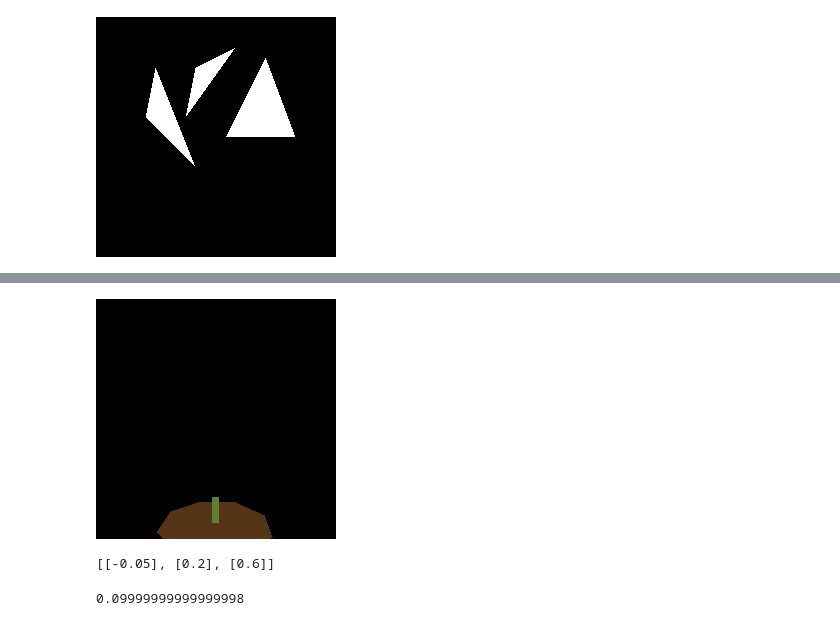
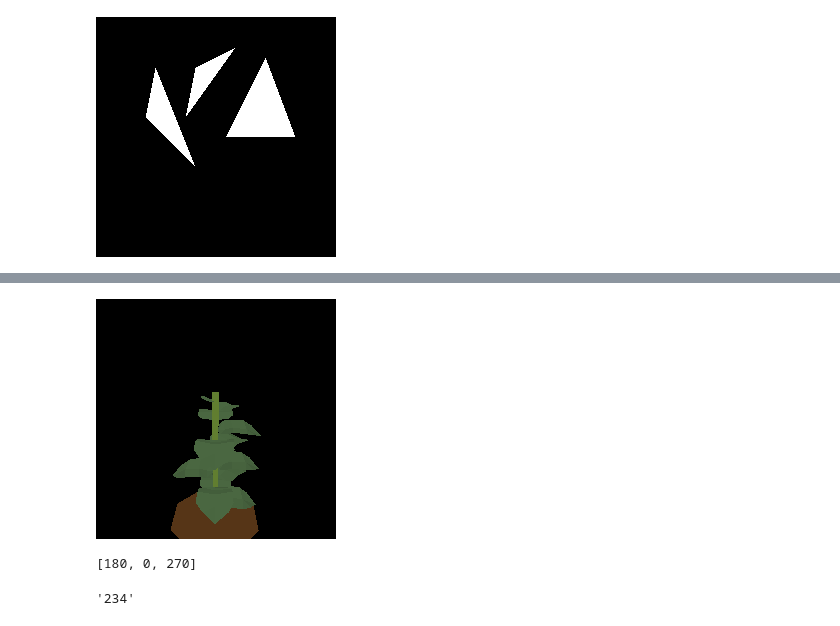
Before and after one commit to Rumidom/MicropythonRenderer, a Jupyter notebook: MicropythonRenderer.ipynb, the cells around one changed output, grey strips where cells are left out. Cells and saved outputs as stored; diff of their text form; code cells hidden in the pictures.

```diff
--- a/MicropythonRenderer.ipynb
+++ b/MicropythonRenderer.ipynb
@@ -366,27 +377,0 @@ for j in range(360):
-# %%
-j = 0
-i = 180
-base = loadObj('3d_models/base.obj')
-base.setColorPallet([(86,53,23)])
-base.pos = (0,0,0)
-
-trunk = loadObj('3d_models/trunk.obj')
-trunk.setColorPallet([(97,126,48)])
-
-leafTiny = loadObj('3d_models/leaf2_tiny.obj')
-leafTiny.setColorPallet([(74,103,65)])
-
-#plant = assembly_model()
-#plant.addModel(base)
-#plant.addModel(trunk)
-#plant.addModel(leaf)
-#plant.pos = (0,0,0)
-trunkPositions = [(-1,0,-3),(-1,0,-6),(1,9,-1),(0,-12,1),(0,-15,0)]
-# %%
-im = Image.new('RGB', im_size)
-plantModel = multipart_model()
-#plantModel.addModel(base)
-trunk.pos = (0,-0.15,0)
-plantModel.addModel(trunk)
-leafTiny.pos = (0,0,0)
-plantModel.addModel(leafTiny)
@@ -405,7 +383,7 @@ class plant():
         self.trunks = [[-0.15]]
         self.plant3DModel = None
         self.growCount = 0
-        self.maxgrowCount = 25
+        self.maxgrowCount = 30
         self.lastThreeLeafAngles = []
 
     def grow(self):
@@ -430,7 +408,7 @@ class plant():
                 rot = random.choice(angleChoices)
             self.lastThreeLeafAngles.append(rot)
             if len(self.lastThreeLeafAngles) > 2:
-                self.lastThreeLeafAngles = self.lastThreeLeafAngles[:2]
+                self.lastThreeLeafAngles = self.lastThreeLeafAngles[-3:]
             self.leafs.append([0,self.size,rot])
 
     def generateModel(self):
@@ -457,30 +435,30 @@ class plant():
             trunk.pos = (0,t[0],0)
             self.plant3DModel.addModel(trunk)
 
-        self.plant3DModel.pos = (0,1,2)
+        self.plant3DModel.pos = (0,2,2)
         self.plant3DModel.ang = (180,0)
 # %%
 newPlant = plant()
 newPlant.generateModel()
 i = 180
-for j in range(3600):
+for j in range(3600*2):
     newPlant.generateModel()
     clear_output(wait=True)
     im = Image.new('RGB', im_size)
     newPlant.plant3DModel.ang = (i,j)
-    newPlant.plant3DModel.render(im)
+    newPlant.plant3DModel.render(im,cam_ang=(20,0))
     display(im)
     if j%180 == 0:
         newPlant.grow()
     if j%360 == 0:
         newPlant.addLeaf()
 # %% [output]
-[figure, old version]
+[figure, new version]
 # %%
-newPlant.trunks
+newPlant.lastThreeLeafAngles
 # %% [output]
-[[-0.05], [0.2], [0.6]]
+[180, 0, 270]
 # %%
-0.3%0.1
+"1234"[-3:]
 # %% [output]
-0.09999999999999998
+'234'
```
Also changed, not shown: parts of 3 cells of this notebook.
